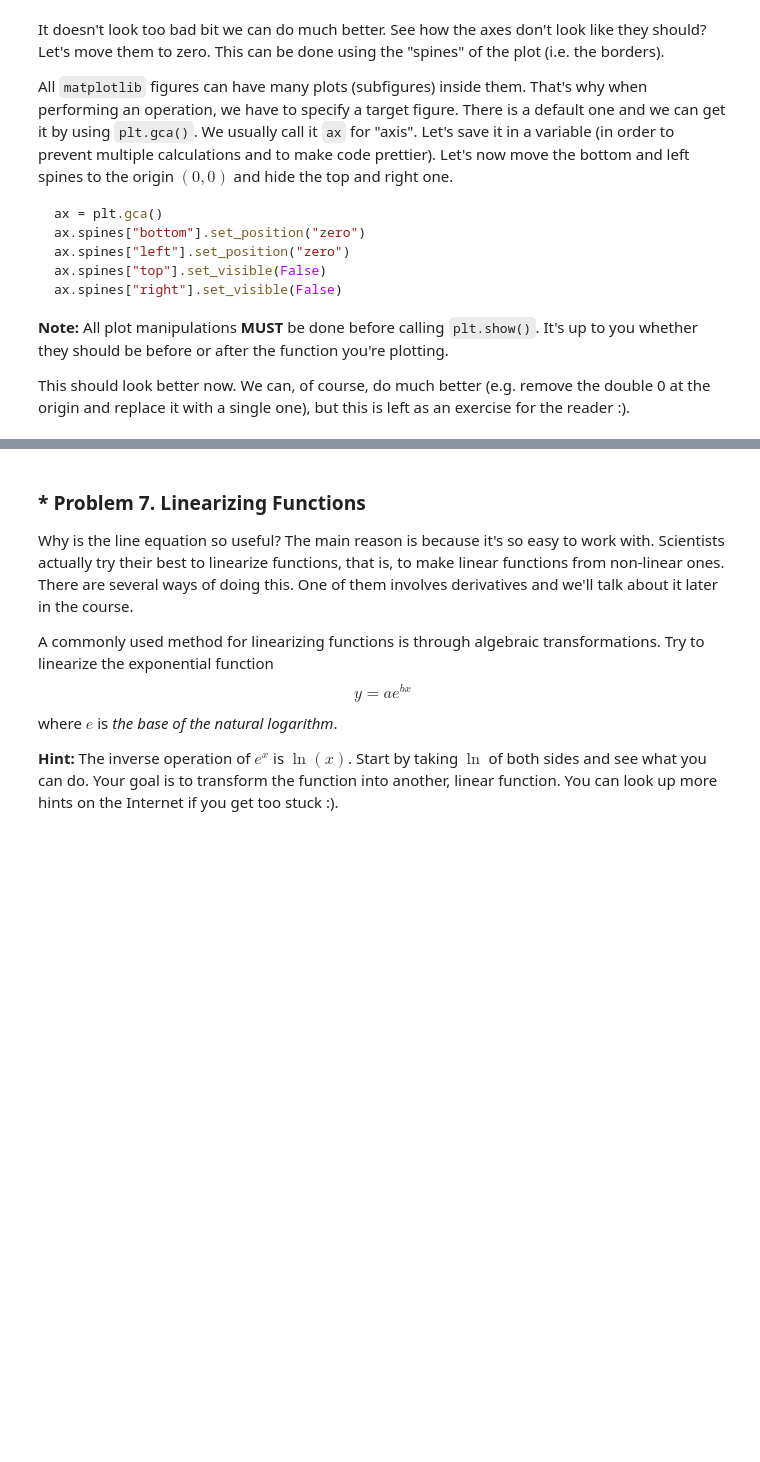
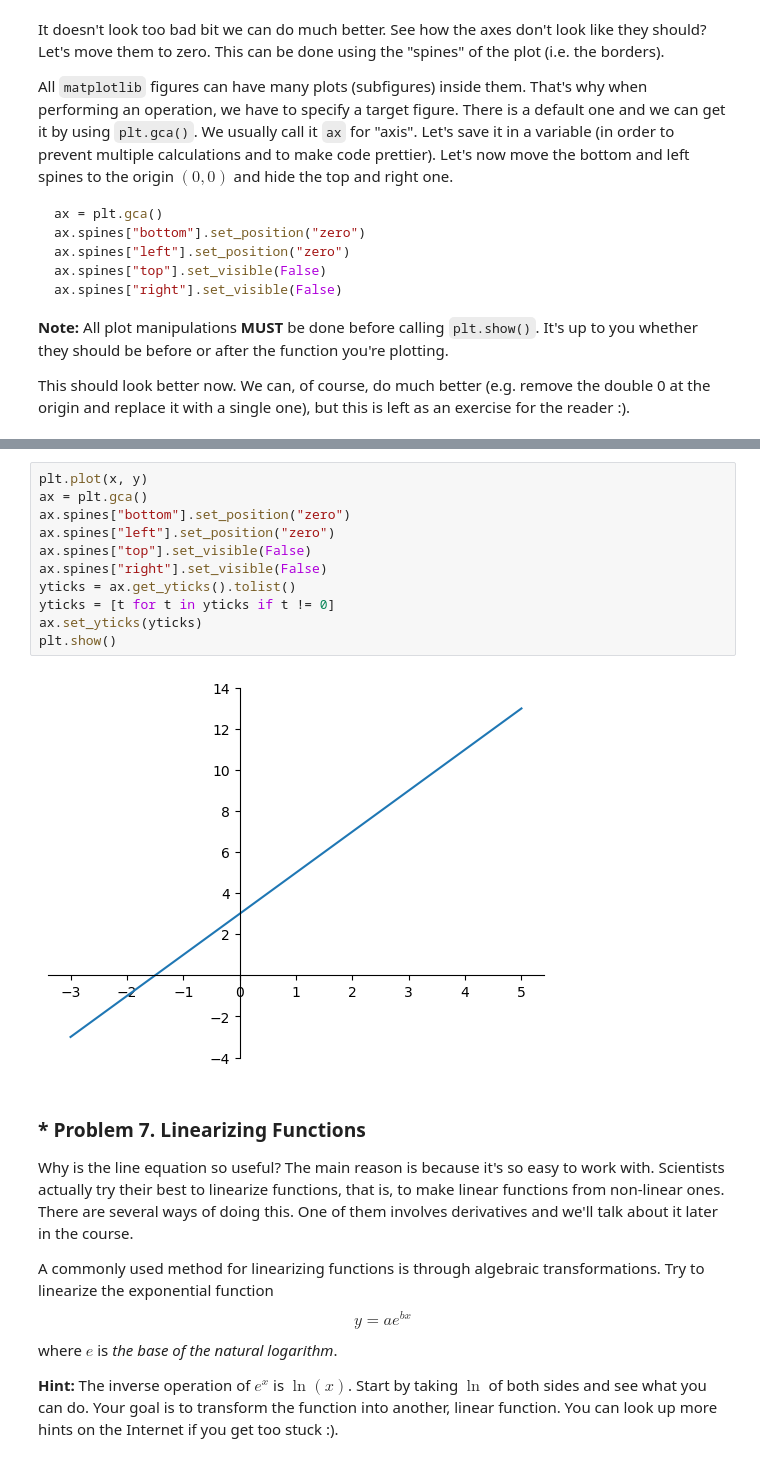
Before and after one commit to i11g/High-School-Math, a Jupyter notebook: High-School Maths Exercise.ipynb, the cells around one changed output, grey strips where cells are left out. Saved outputs shown, nothing was run; the diff lists cells and outputs as text; blank space fills up the shorter version.

```diff
--- a/High-School Maths Exercise.ipynb
+++ b/High-School Maths Exercise.ipynb
@@ -573,3 +711,16 @@ This should look better now. We can, of course, do much better (e.g. remove the
+# %%
+plt.plot(x, y)
+ax = plt.gca()
+ax.spines["bottom"].set_position("zero")
+ax.spines["left"].set_position("zero")
+ax.spines["top"].set_visible(False)
+ax.spines["right"].set_visible(False)
+yticks = ax.get_yticks().tolist()
+yticks = [t for t in yticks if t != 0]
+ax.set_yticks(yticks)
+plt.show()
+# %% [output]
+[figure, added]
 # %% [markdown]
 ### * Problem 7. Linearizing Functions
 Why is the line equation so useful? The main reason is because it's so easy to work with. Scientists actually try their best to linearize functions, that is, to make linear functions from non-linear ones. There are several ways of doing this. One of them involves derivatives and we'll talk about it later in the course.
```
Also changed, not shown: parts of 27 cells of this notebook, 1 other file.
